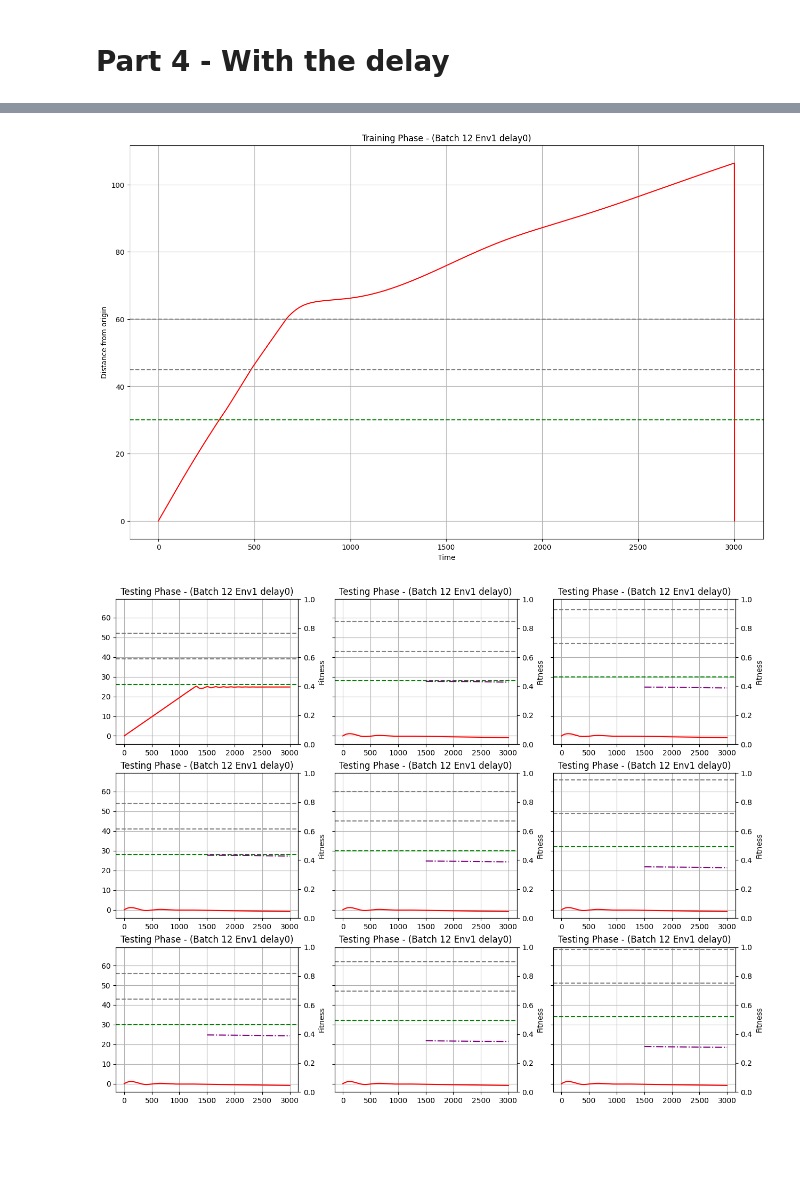
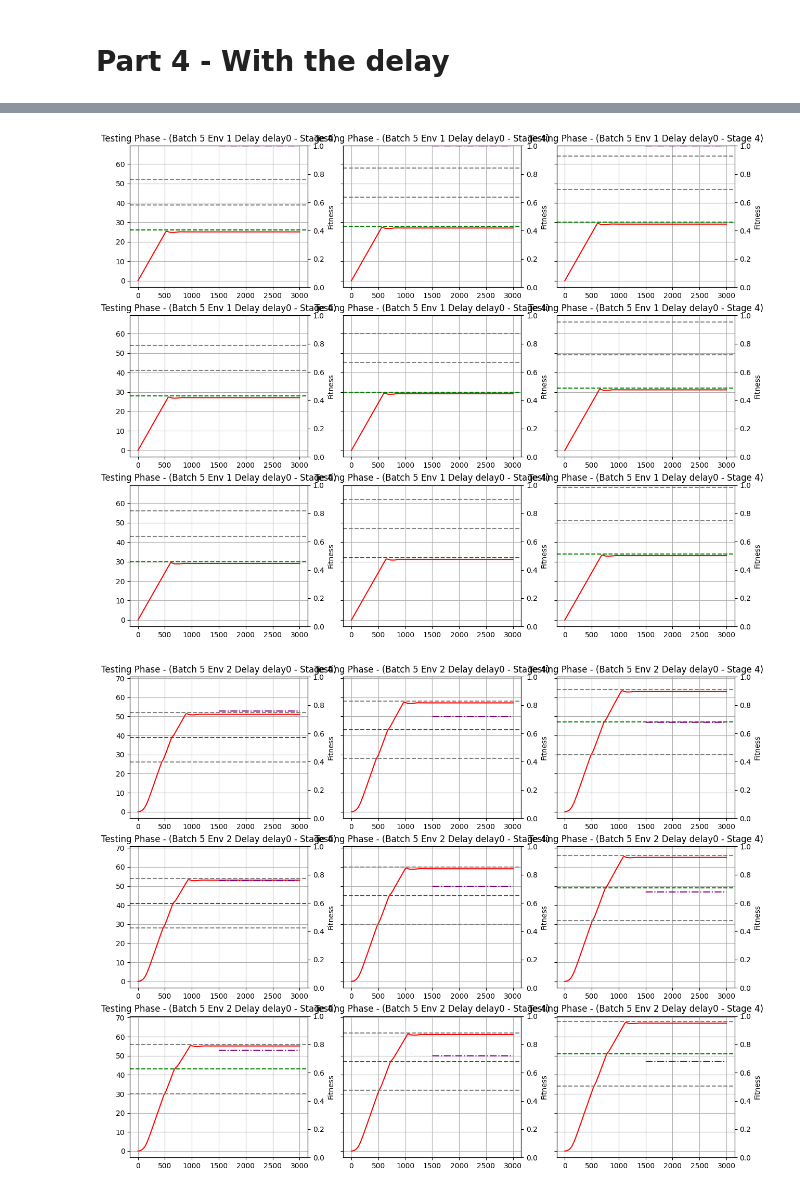
Before and after one commit to katiepambakianbris/BeeCommunication, a Jupyter notebook: analysis/repro-stage4.ipynb, the cells around one changed output, grey strips where cells are left out. Drawn from its saved outputs; the diff is of its cells as text; code cells hidden in the pictures; blank space fills up the shorter version.

```diff
--- a/analysis/repro-stage4.ipynb
+++ b/analysis/repro-stage4.ipynb
@@ -9,13 +9,13 @@ import pandas as pd
 # load in the results
 result_dir = "/Users/katiepambakian/Documents/BSc Computer Science/Y3/Dissertation/BeeCommunication/results/"
 
-date = "2026-03-11/"
-slurm_job = 16306633
+date = "2026-03-12/"
+slurm_job = 16316301
 
 result_dir = result_dir + date + str(slurm_job) + "/"
 
 runs = [0]
-batches = [12,17]
+batches = [5, 7, 9, 14]
 
 # start at line number 1
 def read_ith_line(i, filename):
@@ -128,81 +127,81 @@ fig.show()
 phases = ["Phase3"]
 
 delays = ["delay0"]
-envs = ["Env1", "Env2", "Env3"]
+envs = [1,2,3]
 
 run = 0
 
 for batch_index, batch in enumerate(batches):
     for env in envs:
-        fig, ax = plt.subplots(figsize=(16,10))
+        # fig, ax = plt.subplots(figsize=(16,10))
         # first plot phase 1 and phase 2 in the same plot
-        phase1_dir = result_dir + f"batch_{batch}/run_{run}/behavior_{run}_{env_behaviour}_{delay}_{stage}_Phase1.dat"
-        phase2_dir = result_dir + f"batch_{batch}/run_{run}/behavior_{run}_{env_behaviour}_{delay}_{stage}_Phase2.dat"
-        combined = []
-        combined.extend(read_ith_line(1, phase1_dir))
-        combined.extend(read_ith_line(1, phase2_dir))
-        x = list(range(0, len(combined)))
-        ax.plot(x, combined, label=f"Agent", color="red")
+        # phase1_dir = result_dir + f"batch_{batch}/run_{run}/behavior_{run}_Env{env}_{delay}_{stage}_Phase1.dat"
+        # phase2_dir = result_dir + f"batch_{batch}/run_{run}/behavior_{run}_Env{env}_{delay}_{stage}_Phase2.dat"
+        # combined = []
+        # combined.extend(read_ith_line(1, phase1_dir))
+        # combined.extend(read_ith_line(1, phase2_dir))
+        # x = list(range(0, len(combined)))
+        # ax.plot(x, combined, label=f"Agent", color="red")
 
-        landmark_file = result_dir+ f"batch_{batch}/run_{run}/landmark_location_{run}_{env}_{delay}_{stage}_phase2.dat"
-        landmark = read_ith_line(1, landmark_file)
-        food = landmark[3]
-        landmarks = [0,1,2]
-        for i in landmarks:
-            if (landmark[i] != food):
-                ax.axhline(y=landmark[i], linestyle="--", label=f"Landmark {i}", color="grey")
-        ax.axhline(y=food, linestyle="--", label="Food Position", color="green")
+        # landmark_file = result_dir+ f"batch_{batch}/run_{run}/landmark_location_{run}_env{env}_{delay}_{stage}_phase2.dat"
+        # landmark = read_ith_line(1, landmark_file)
+        # food = landmark[3]
+        # landmarks = [0,1,2]
+        # for i in landmarks:
+        #     if (landmark[i] != food):
+        #         ax.axhline(y=landmark[i], linestyle="--", label=f"Landmark {i}", color="grey")
+        # ax.axhline(y=food, linestyle="--", label="Food Position", color="green")
 
-        # plot it
-        ax.set_xlabel("Time")
-        ax.set_ylabel("Distance from origin")
-        ax.set_title(f"Training Phase - (Batch {batch} {env} {delay})")
-        ax.grid(True)
-        fig.show()
+        # # plot it
+        # ax.set_xlabel("Time")
+        # ax.set_ylabel("Distance from origin")
+        # ax.set_title(f"Training Phase - (Batch {batch} {env} {delay})")
+        # ax.grid(True)
+        # fig.show()
 
 
         # then plot phase 3 in a 3x3 grid
         fig, axes = plt.subplots(3, 3, figsize=(15,12), sharey=True)
 
-        phase3_dir = result_dir + f"batch_{batch}/run_{run}/behavior_{run}_{env_behaviour}_{delay}_{stage}_Phase3.dat"
-        landmark_file = result_dir+ f"batch_{batch}/run_{run}/landmark_location_{run}_{env_other}_{delay}_{stage}_phase3.dat"
-        fitness_file = result_dir+ f"batch_{batch}/run_{run}/fitness_{run}_{env_other}_{delay}_{stage}_phase1.dat"
+        phase3_dir = result_dir + f"batch_{batch}/run_{run}/behavior_{run}_Env{env}_{delay}_{stage}_Phase3.dat"
+        landmark_file = result_dir+ f"batch_{batch}/run_{run}/landmark_location_{run}_env{env}_{delay}_{stage}_phase3.dat"
+        fitness_file = result_dir+ f"batch_{batch}/run_{run}/fitness_{run}_env{env}_{delay}_{stage}_phase1.dat"
 
         counter = 1
         for x in range(0, 3):
             for y in range(0,3):
                 ax = axes[x, y]
                 ax2 = ax.twinx()
 
                 # the behaviour
                 behaviour = read_ith_line(counter, phase3_dir)
                 behaviour_x = list(range(0, len(behaviour)))
                 ax.plot(behaviour_x, behaviour, label=f"Agent", color="red")
 
                 # the landmark
                 landmark = read_ith_line(counter, landmark_file)
-                food = landmark[3]
                 landmarks = [0,1,2]
                 for i in landmarks:
-                    if (landmark[i] != food):
+                    if (i !=env-1):
                         ax.axhline(y=landmark[i], linestyle="--", label=f"Landmark {i}", color="grey")
-                ax.axhline(y=food, linestyle="--", label="Food Position", color="green")
+                    else:
+                        ax.axhline(y=landmark[i], linestyle="--", label="Food Position", color="green")
 
                 # fitness
                 fitness = read_ith_line(counter, fitness_file)
                 fitness_start = (len(behaviour) - len(fitness))
                 fitness_x = range(fitness_start, len(fitness)+fitness_start)
 
                 ax2.plot(fitness_x, fitness, linestyle="dashdot", color="purple")
                 counter += 1
 
                 ax2.set_ylim(bottom=0, top=1)
                 ax2.set_ylabel("Fitness")
                 ax.grid(True)
 
-                ax.set_title(f"Testing Phase - (Batch {batch} {env} {delay} - Stage 4)")
+                ax.set_title(f"Testing Phase - (Batch {batch} Env {env} Delay {delay} - Stage 4)")
 
         plt.show(block=False)
 # %% [output]
-[figure, old version]
+[figure, new version]
-[figure, old version]
+[figure, new version]
```
Also changed, not shown: parts of 2 cells of this notebook, 5 other files.
